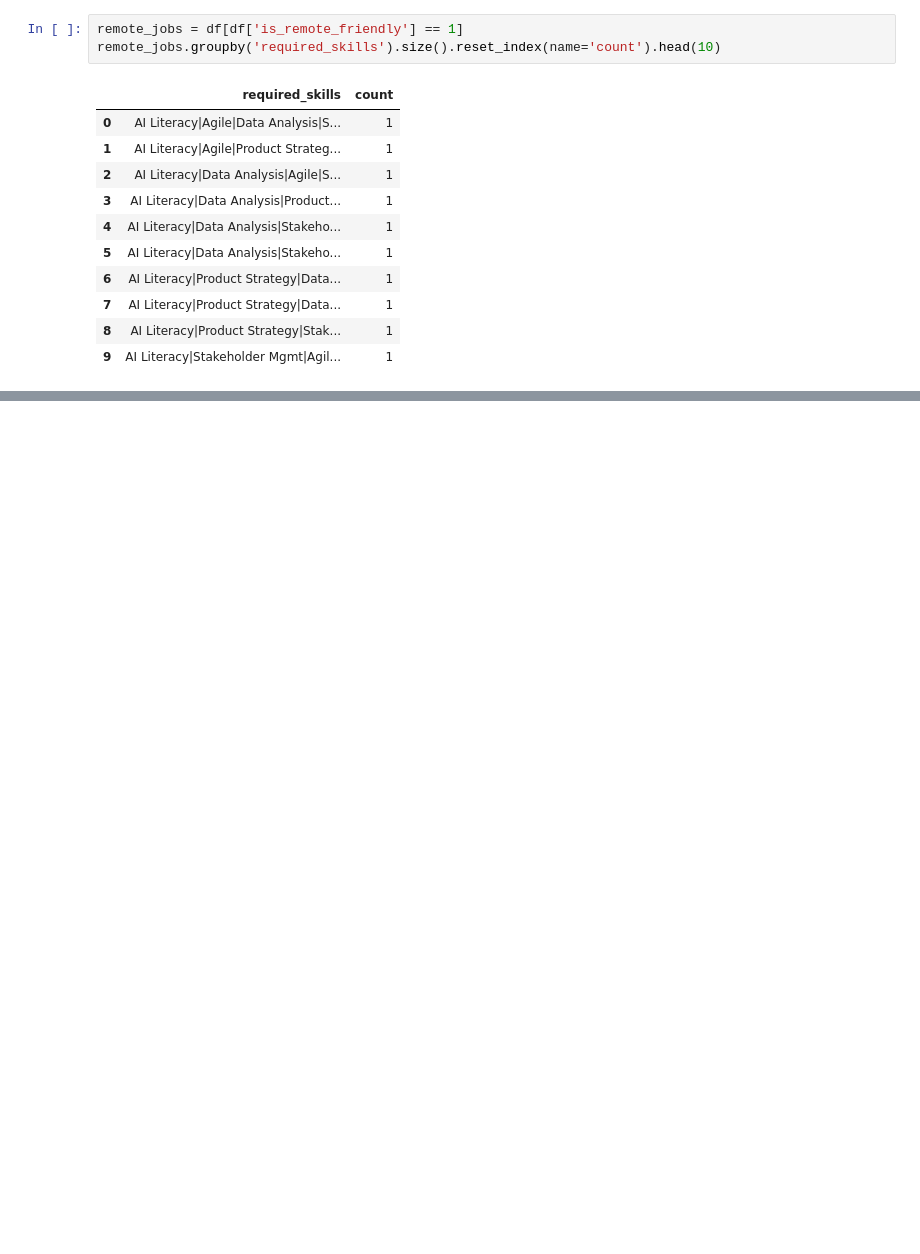
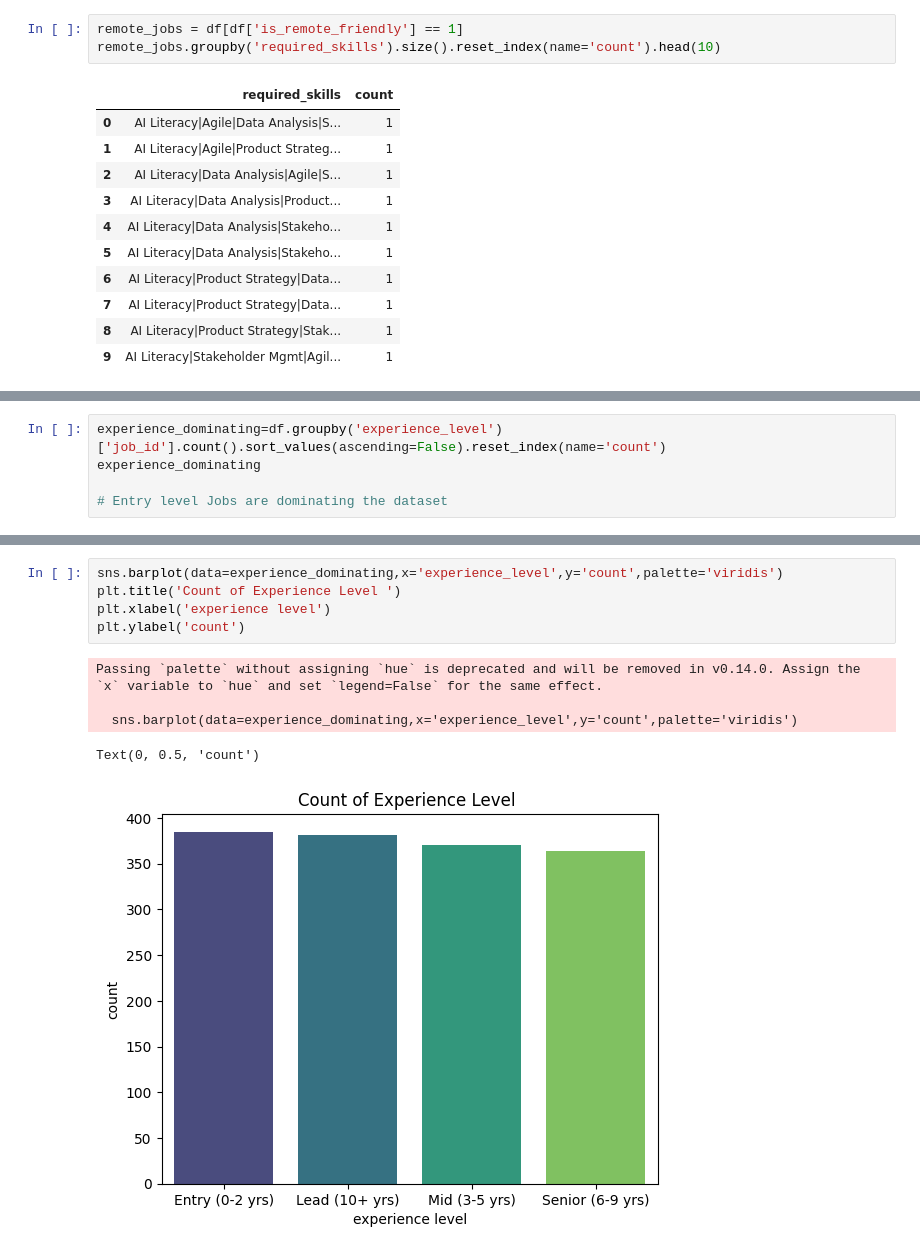
Before and after one commit to ShlokGadhave/AI-Career-Market-Insights, a Jupyter notebook: main.ipynb, the cells around one changed output, grey strips where cells are left out. Saved outputs shown, nothing was run; the diff lists cells and outputs as text; blank space fills up the shorter version.

Commit message:
Experience Insights

```diff
--- a/main.ipynb
+++ b/main.ipynb
@@ -1195,0 +1207,5 @@ remote_jobs.groupby('required_skills').size().reset_index(name='count').head(10)
+# %%
+experience_dominating=df.groupby('experience_level')['job_id'].count().sort_values(ascending=False).reset_index(name='count')
+experience_dominating
+
+# Entry level Jobs are dominating the dataset
@@ -1195,0 +1218,11 @@ remote_jobs.groupby('required_skills').size().reset_index(name='count').head(10)
+# %%
+sns.barplot(data=experience_dominating,x='experience_level',y='count',palette='viridis')
+plt.title('Count of Experience Level ')
+plt.xlabel('experience level')
+plt.ylabel('count')
+# %% [output]
+Passing `palette` without assigning `hue` is deprecated and will be removed in v0.14.0. Assign the `x` variable to `hue` and set `legend=False` for the same effect.
+
+  sns.barplot(data=experience_dominating,x='experience_level',y='count',palette='viridis')
+Text(0, 0.5, 'count')
+[figure, added]
```
Also changed, not shown: parts of 11 cells of this notebook.
